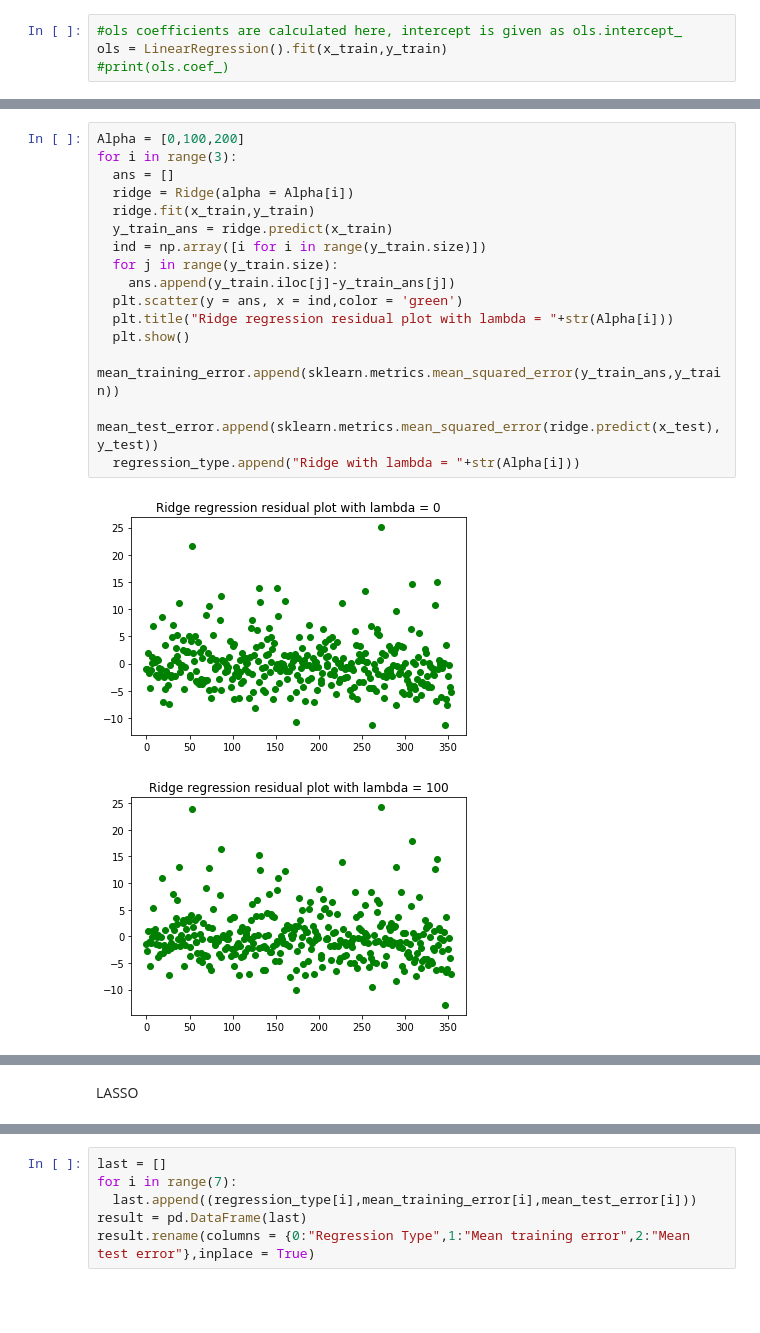
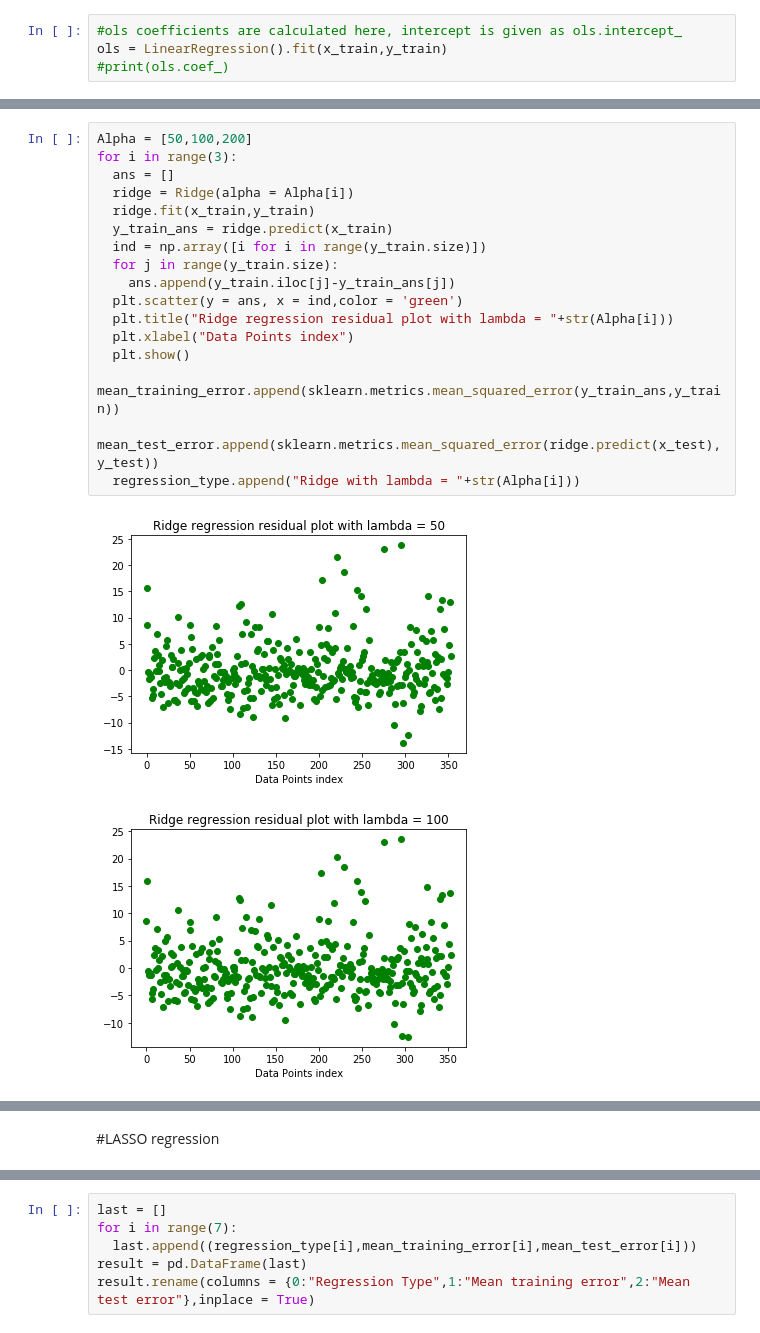
Before and after one commit to PradyumnG/CS-521-Assignments, a Jupyter notebook: Assignment1.ipynb, the cells around one changed output, grey strips where cells are left out. Drawn from its saved outputs; the diff is of its cells as text; blank space fills up the shorter version.

```diff
--- a/Assignment1.ipynb
+++ b/Assignment1.ipynb
@@ -96,19 +136,20 @@ plt.show()
 # %%
-Alpha = [0,100,200]
+Alpha = [50,100,200]
 for i in range(3):
   ans = []
   ridge = Ridge(alpha = Alpha[i])
   ridge.fit(x_train,y_train)
   y_train_ans = ridge.predict(x_train)
   ind = np.array([i for i in range(y_train.size)])
   for j in range(y_train.size):
     ans.append(y_train.iloc[j]-y_train_ans[j])
   plt.scatter(y = ans, x = ind,color = 'green')
   plt.title("Ridge regression residual plot with lambda = "+str(Alpha[i]))
+  plt.xlabel("Data Points index")
   plt.show()
   mean_training_error.append(sklearn.metrics.mean_squared_error(y_train_ans,y_train))
   mean_test_error.append(sklearn.metrics.mean_squared_error(ridge.predict(x_test),y_test))
   regression_type.append("Ridge with lambda = "+str(Alpha[i]))
 # %% [output]
-[figure, old version]
+[figure, new version]
-[figure, old version]
+[figure, new version]
@@ -116,5 +157,5 @@ for i in range(3):
-# %% [markdown]
-LASSO
+# %% [markdown]
+#LASSO regression
 # %%
 attr = []
 crime = []
```
Also changed, not shown: parts of 22 cells of this notebook.
